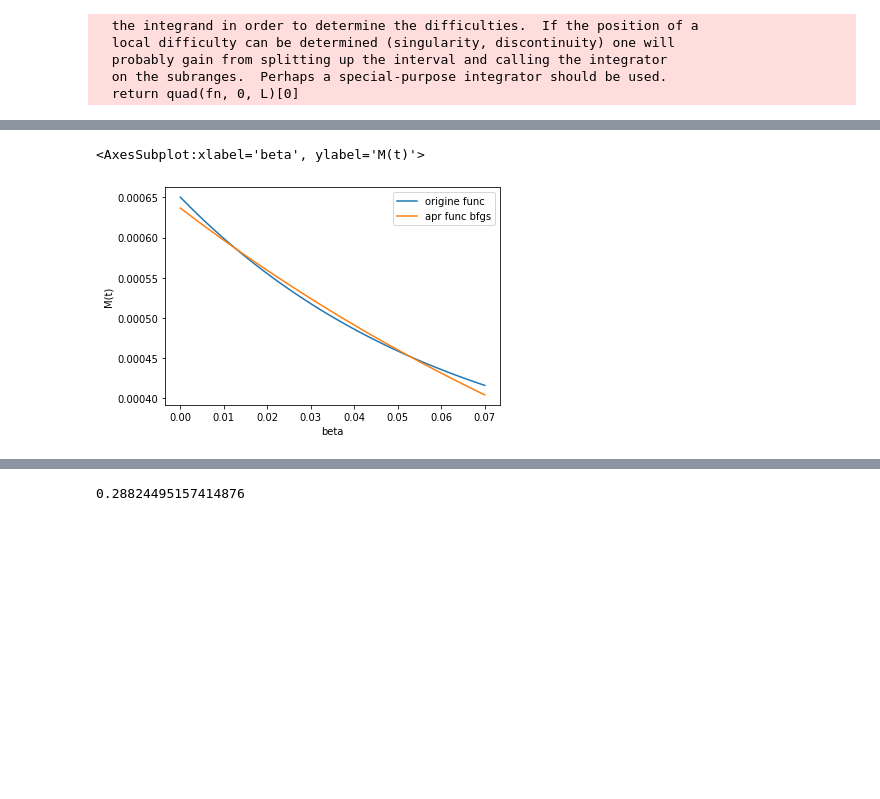
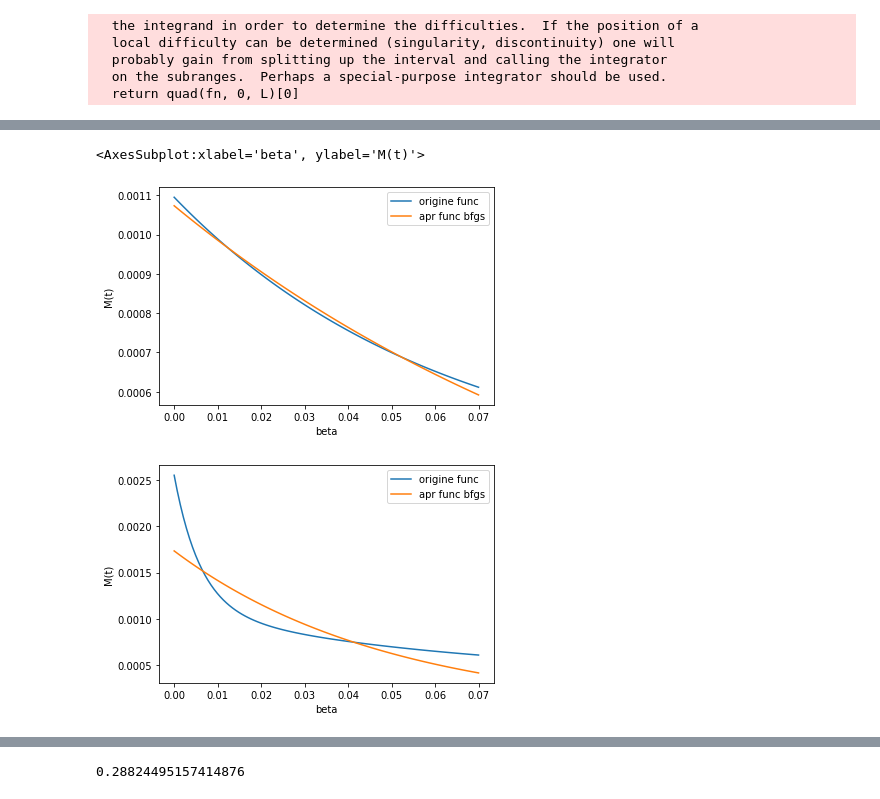
Before and after one commit to FenikL/rfid_project, a Jupyter notebook: experiments/estimate_ber_as_func.ipynb, the cells around one changed output, grey strips where cells are left out. Drawn from its saved outputs; the diff is of its cells as text; code cells hidden in the pictures; blank space fills up the shorter version.

```diff
--- a/experiments/estimate_ber_as_func.ipynb
+++ b/experiments/estimate_ber_as_func.ipynb
@@ -49,15 +49,14 @@ duration_event = variables.get_duration_event(duration_from_reader,
 DR = variables.DR
 L = variables.AREA_LENGTH
 l1 = variables.RN16_LENGTH
-#N0 = 22 * 1.25
+l2 = variables.EPCID_LENGTH
+l3 = variables.NEW_RN16_LENGTH
+l4 = variables.TID_LENGTH
 N0 = duration_from_reader.query / (tari * MICRO)
-#N1 = 3 + (16+10)*3*m/DR + 3.75
 N1 = (variables_by_tari.t1_and_t2 + duration_from_tag.rn16) / (tari * MICRO)
-#N2 = 18*1.25 + (128+10)*3*m/DR + 3.75 + N1
 N2 = N1 + (variables_by_tari.t1_and_t2 + duration_from_reader.ack + duration_from_tag.epcid) / (tari * MICRO)
-#T0 = 22 * 1.25 * tari * 1e-6
+N3 = N2 + (variables_by_tari.t1_and_t2 + duration_from_reader.req_rn + duration_from_tag.new_rn16) / (tari * MICRO)
+N4 = N3 + (variables_by_tari.t1_and_t2 + duration_from_reader.read + duration_from_tag.tid) / (tari * MICRO)
 T0 = duration_from_reader.query
-#T1 = 3 * tari * 1e-6
 T1 = variables_by_tari.t1_and_t3 / 2
 T3 = T1
-print(N1*tari*MICRO * 50)
@@ -246,18 +243,3 @@ def get_Q1_and_Q2(x):
         2*x[1] * (N2-N1) * (1 - np.exp(-MAX_BER*(x[0]+l1))) / (x[0]+l1) + \
         (x[1]**2) * (1 - np.exp(-2*MAX_BER*x[0])) / (2*x[0])
     return t
-# %%
-def get_Q1_and_Q2_for_tid(x):
-    N01 = N0 + N1
-    N2_1 = N2 - N1
-    N3_2 = N3 - N2
-    N4_3 = N4 - N3
-
-    l12 = l1 + l2
-    l123 = l1 + l2 + l3
-
-    t = MAX_BER * (N0 + N1) ** 2 + \
-        2 * (N0 + N1) * (N2 - N1) * (1 - np.exp(-2 * (l1 + l2) * MAX_BER)) / l1 + \
-        (1 - np.exp(-2 * l1 * MAX_BER)) * ((N2 - N1)**2) / (2 * l1) + \
-        (1 - np.exp(-2 * (l1 + l2) * MAX_BER)) * ((N4 - N3)**2) / (2 * (l1 + l2)) + \
-        ()
@@ -265,3 +277,7 @@ def get_Q1_and_Q2_for_tid(x):
 x0 = (100,100)
 bnds = ((-500, 500), (-500, 500))
 res_Q1_Q2_bfgs = minimize(get_Q1_and_Q2, x0, method='L-BFGS-B', bounds=bnds, options={'xtol': 1e-8, 'disp': True})
+# %%
+x0 = (100,100)
+bnds = ((-500, 500), (-500, 500))
+res_Q1_Q2__for_tid_bfgs = minimize(get_Q1_and_Q2_for_tid, x0, method='Nelder-Mead', bounds=bnds, options={'xtol': 1e-12, 'disp': True})
@@ -281,22 +315,38 @@ res_Q1_Q2_bfgs
 # %%
 def test_origine_func(beta):
     return (N0 + N1 + (N2 - N1) * np.exp(-beta * l1)) * tari * MICRO
 def test_apr_func(beta, res_Q1_Q2_bfgs):
     Q_ = res_Q1_Q2_bfgs.x[1]
     L_ = res_Q1_Q2_bfgs.x[0]
     return MICRO * tari * Q_ * np.exp(-beta * L_)
+def test_origine_func_tid(beta):
+    N01 = N0 + N1
+    N2_1 = N2 - N1
+    N3_2 = N3 - N2
+    N4_3 = N4 - N3
 
+    l12 = l1 + l2
+    l123 = l1 + l2 + l3
+    return (N01 + N2_1*np.exp(-beta*l1) + N3_2*np.exp(-beta*l12) + N4_3*np.exp(-beta*l123)) * tari * MICRO
 
 
 compafe_func = pd.DataFrame()
 # df["beta"] = [beta*0.005 for beta in range(0, 41)]
 compafe_func["beta"] = np.linspace(0, MAX_BER, 100)
 compafe_func["origine func"] = [test_origine_func(beta) for beta in compafe_func["beta"]]
 compafe_func["apr func bfgs"] = [test_apr_func(beta, res_Q1_Q2_bfgs) for beta in compafe_func["beta"]]
 compafe_func.plot(x="beta", ylabel="M(t)")
+
+compafe_func_tid = pd.DataFrame()
+# df["beta"] = [beta*0.005 for beta in range(0, 41)]
+compafe_func_tid["beta"] = np.linspace(0, MAX_BER, 100)
+compafe_func_tid["origine func"] = [test_origine_func_tid(beta) for beta in compafe_func_tid["beta"]]
+compafe_func_tid["apr func bfgs"] = [test_apr_func(beta, res_Q1_Q2__for_tid_bfgs) for beta in compafe_func_tid["beta"]]
+compafe_func_tid.plot(x="beta", ylabel="M(t)")
 # %% [output]
 <AxesSubplot:xlabel='beta', ylabel='M(t)'>
-[figure, old version]
+[figure, new version]
+[figure, added]
 # %%
 plot_theor = pd.DataFrame()
 plot_theor['v, km/h'] = [v*3.6 for v in range(1, 50)]
```
Also changed, not shown: parts of 22 cells of this notebook, 3 other files.
